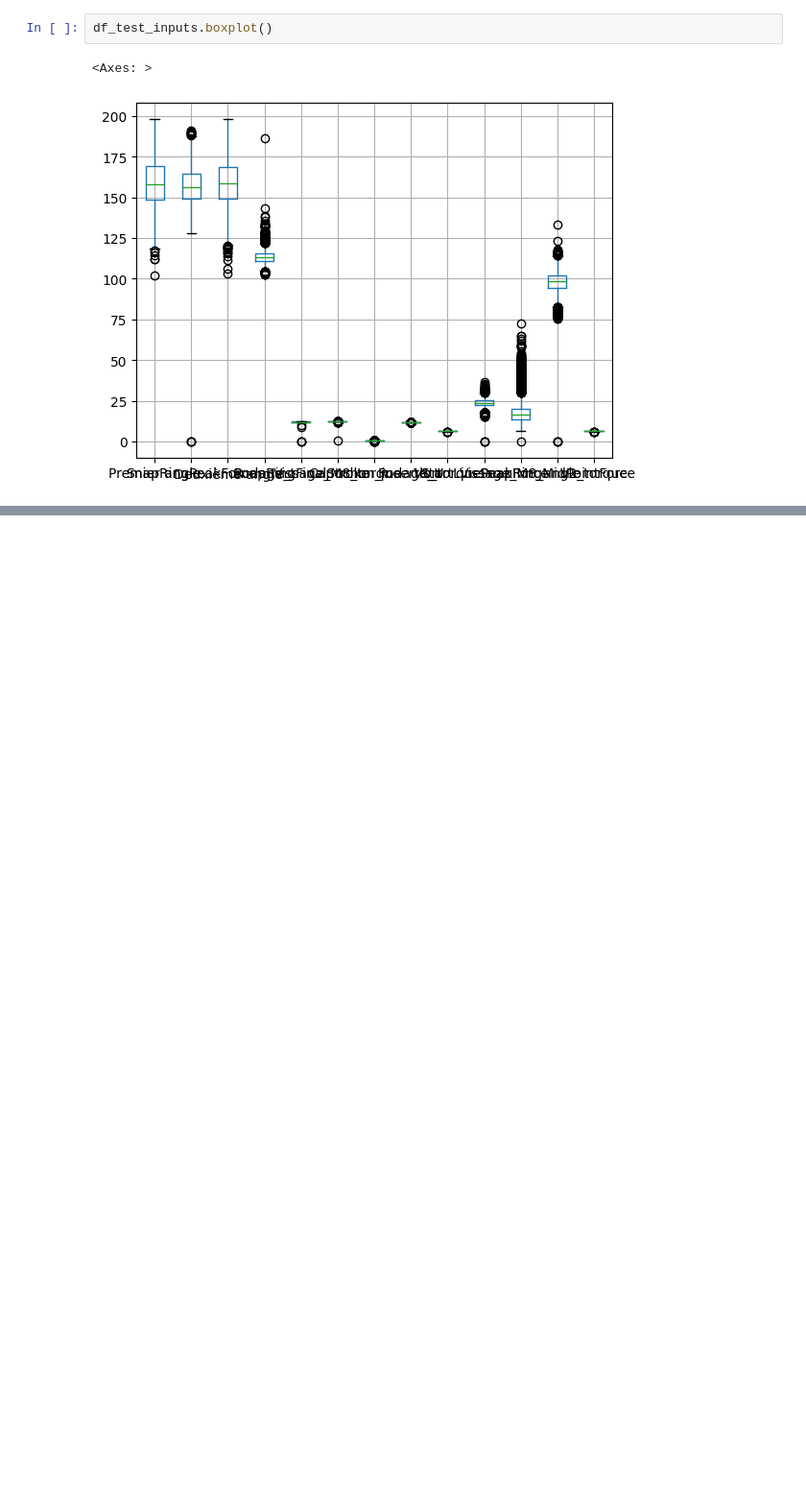
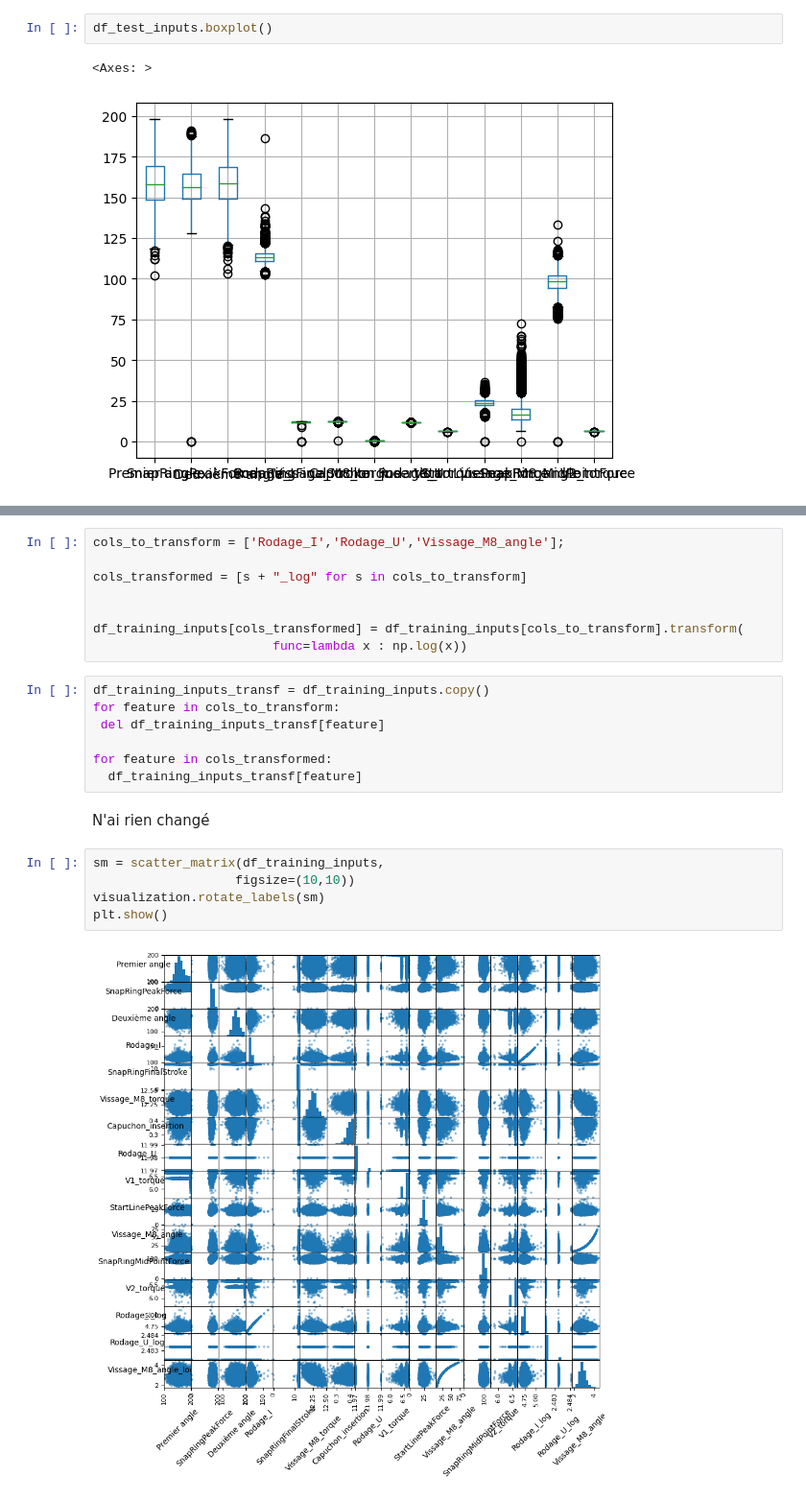
Before and after one commit to TonioHathos/AI_Valeo, a Jupyter notebook: Pre_processing_dataset_yudi.ipynb, the cells around one changed output, grey strips where cells are left out. Shown at 96% size. Cells and saved outputs as stored; diff of their text form; blank space fills up the shorter version.

```diff
--- a/Pre_processing_dataset_yudi.ipynb
+++ b/Pre_processing_dataset_yudi.ipynb
@@ -284,0 +312,24 @@ df_test_inputs.boxplot()
+# %%
+cols_to_transform = ['Rodage_I','Rodage_U','Vissage_M8_angle'];
+
+cols_transformed = [s + "_log" for s in cols_to_transform]
+
+
+df_training_inputs[cols_transformed] = df_training_inputs[cols_to_transform].transform(
+                        func=lambda x : np.log(x))
+# %%
+df_training_inputs_transf = df_training_inputs.copy()
+for feature in cols_to_transform:
+ del df_training_inputs_transf[feature]
+
+for feature in cols_transformed:
+  df_training_inputs_transf[feature]
+# %% [markdown]
+N'ai rien changé
+# %%
+sm = scatter_matrix(df_training_inputs,
+                   figsize=(10,10))
+visualization.rotate_labels(sm)
+plt.show()
+# %% [output]
+[figure, added]
```
Also changed, not shown: parts of 6 cells of this notebook.
